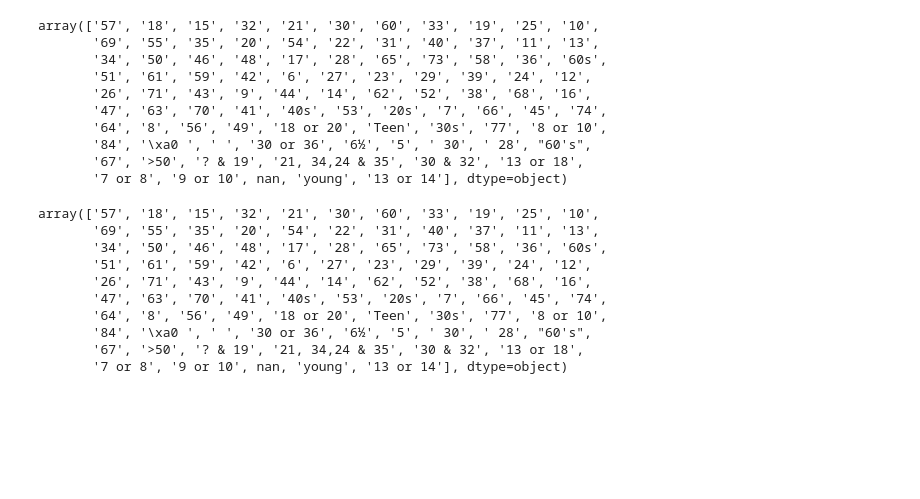
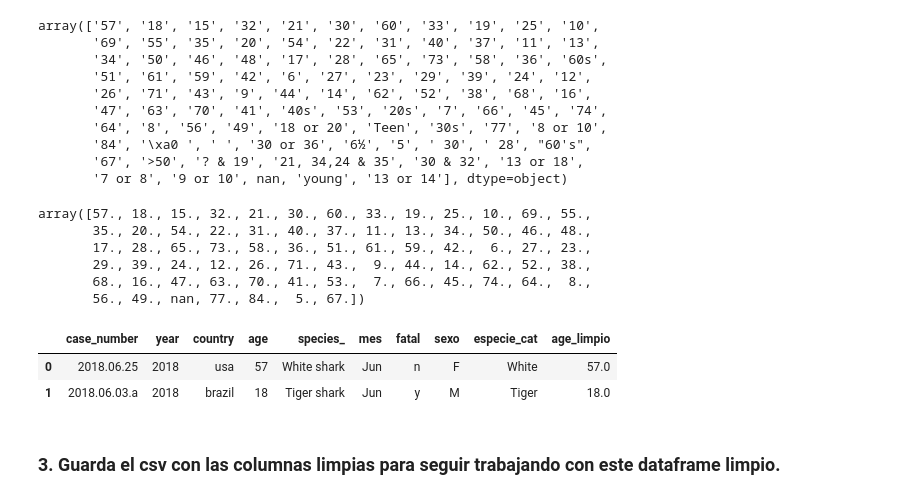
Before and after one commit to XimenaPTM/EDA-Limpieza-ETL-Adalab-promoC-mod2, a Jupyter notebook: 2. Limpieza/2. Mod2-2-Limpieza2.ipynb, the cells around one changed output. Drawn from its saved outputs; the diff is of its cells as text; code cells hidden in the pictures; blank space fills up the shorter version.

```diff
--- a/2. Limpieza/Mod2-2-Limpieza2.ipynb
+++ b/2. Limpieza/2. Mod2-2-Limpieza2.ipynb
@@ -50,13 +51,13 @@ def cambiar_especie(col):
     try:
         if re.findall(patron_blanco,col):
             return "White"
-        elif re.findall(patron_tigre,i):
+        elif re.findall(patron_tigre,col):
             return "Tiger"
-        elif re.findall(patron_gris,i):
+        elif re.findall(patron_gris,col):
             return "Grey"
-        elif re.findall(patron_lemon,i):
+        elif re.findall(patron_lemon, col):
             return "Lemon"
-        elif re.findall(patron_bull,i):
+        elif re.findall(patron_bull, col):
             return "Bull"
         else:
             return "Unspecified"
@@ -94,29 +95,36 @@ array(['57', '18', '15', '32', '21', '30', '60', '33', '19', '25', '10',
        '67', '>50', '? & 19', '21, 34,24 & 35', '30 & 32', '13 or 18',
        '7 or 8', '9 or 10', nan, 'young', '13 or 14'], dtype=object)
 # %%
-def edad_en_int (col):
+def limpiar_edad (col):
 
-    patron= "regex"
+    patron = "\d+"
 
     try:
-        col.astype(str, inplace= True)
-        if re.findall("/&|½|or|>",col):
-            return col.replace("patron" , " ")
+        return int(col)
 
     except:
-        return col
+        if type(col) == str:
+            if re.findall(patron,col):
+                return int(re.findall(patron,col)[0])
+
+        else:
+            return np.nan
 # %%
-df["edad_int"] = (df["age"].apply(edad_en_int))
+df["age_limpio"] = (df["age"].apply(limpiar_edad))
 # %%
-df["edad_int"].unique()
+df["age_limpio"].unique()
 # %% [output]
-array(['57', '18', '15', '32', '21', '30', '60', '33', '19', '25', '10',
-       '69', '55', '35', '20', '54', '22', '31', '40', '37', '11', '13',
-       '34', '50', '46', '48', '17', '28', '65', '73', '58', '36', '60s',
-       '51', '61', '59', '42', '6', '27', '23', '29', '39', '24', '12',
-       '26', '71', '43', '9', '44', '14', '62', '52', '38', '68', '16',
-       '47', '63', '70', '41', '40s', '53', '20s', '7', '66', '45', '74',
-       '64', '8', '56', '49', '18 or 20', 'Teen', '30s', '77', '8 or 10',
-       '84', '\xa0 ', ' ', '30 or 36', '6½', '5', ' 30', ' 28', "60's",
-       '67', '>50', '? & 19', '21, 34,24 & 35', '30 & 32', '13 or 18',
-       '7 or 8', '9 or 10', nan, 'young', '13 or 14'], dtype=object)
+array([57., 18., 15., 32., 21., 30., 60., 33., 19., 25., 10., 69., 55.,
+       35., 20., 54., 22., 31., 40., 37., 11., 13., 34., 50., 46., 48.,
+       17., 28., 65., 73., 58., 36., 51., 61., 59., 42.,  6., 27., 23.,
+       29., 39., 24., 12., 26., 71., 43.,  9., 44., 14., 62., 52., 38.,
+       68., 16., 47., 63., 70., 41., 53.,  7., 66., 45., 74., 64.,  8.,
+       56., 49., nan, 77., 84.,  5., 67.])
+# %%
+df.head(2)
+# %% [output]
+|  | case_number | year | country | age | species_ | mes | fatal | sexo | especie_cat | age_limpio |
+| 0 | 2018.06.25 | 2018 | usa | 57 | White shark | Jun | n | F | White | 57.0 |
+| 1 | 2018.06.03.a | 2018 | brazil | 18 | Tiger shark | Jun | y | M | Tiger | 18.0 |
+# %% [markdown]
+### 3. Guarda el csv con las columnas limpias para seguir trabajando con este dataframe limpio.
```
Also changed, not shown: parts of 6 cells of this notebook, 9 other files.
